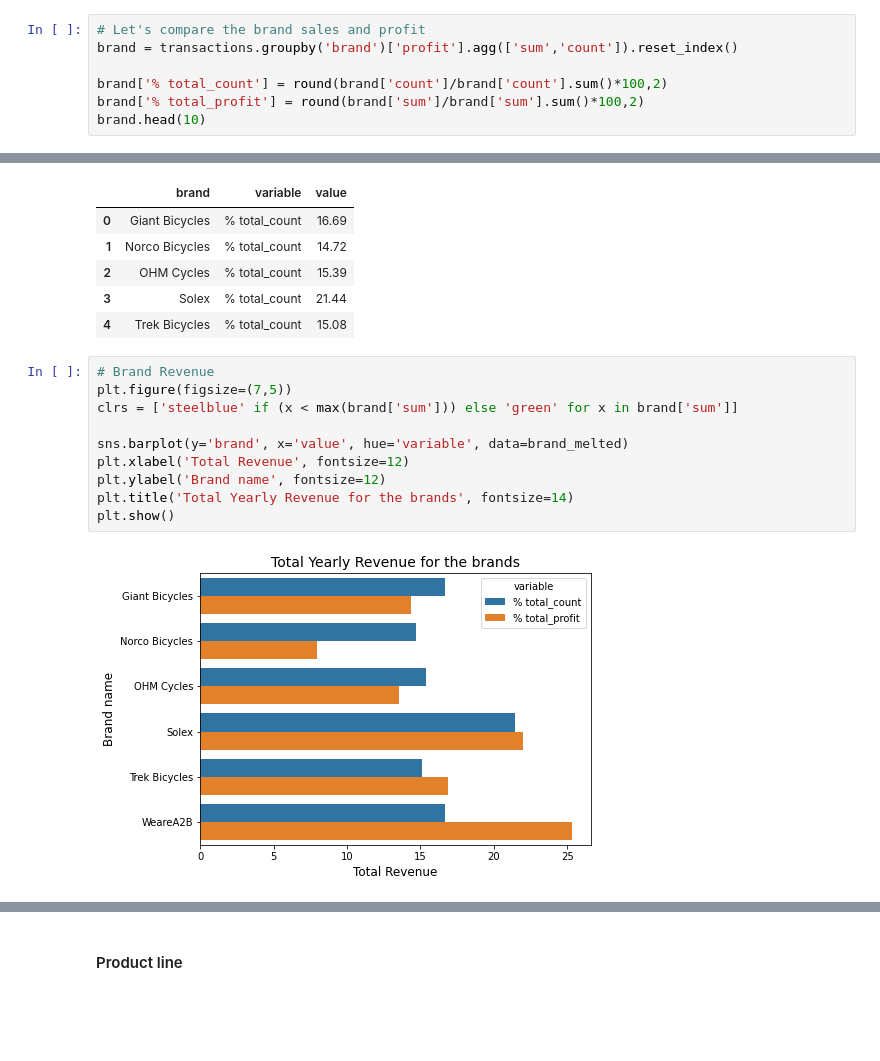
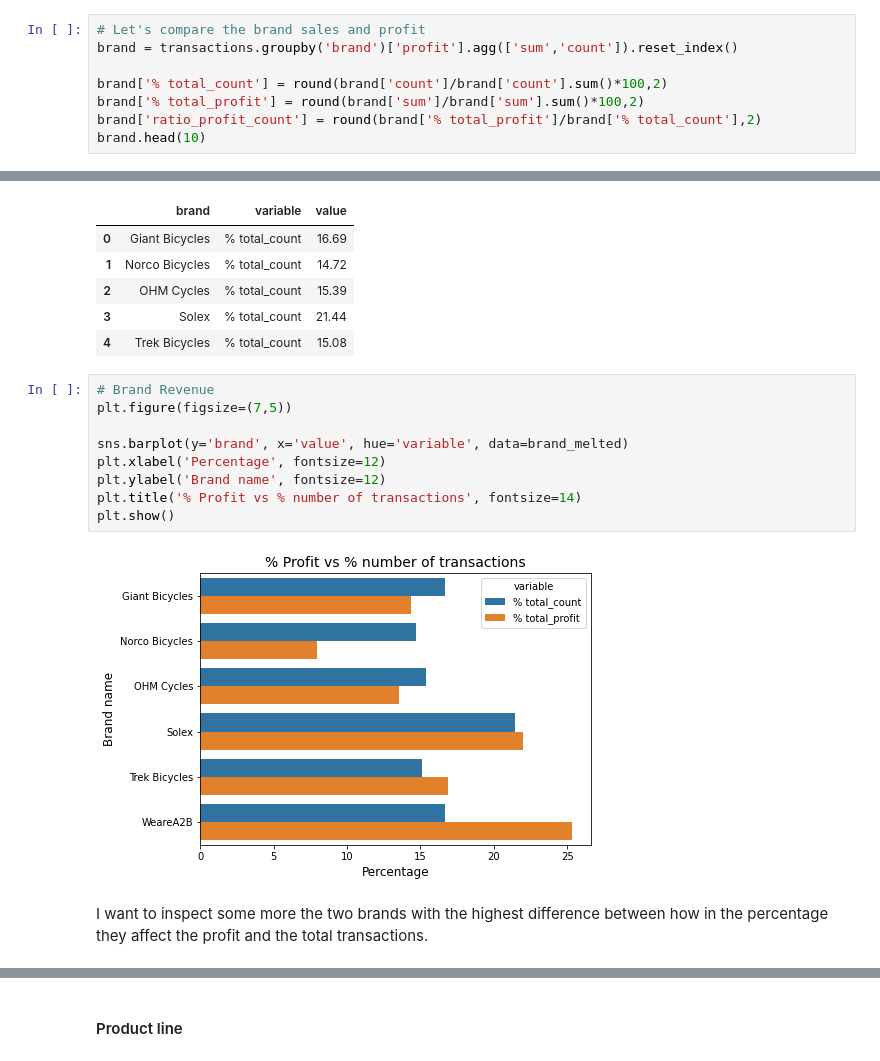
Before and after one commit to simo2712/VI_kpmg_data_analytics, a Jupyter notebook: Task_2/Task 2.2 - Data Insights.ipynb, the cells around one changed output, grey strips where cells are left out. Saved outputs shown, nothing was run; the diff lists cells and outputs as text; blank space fills up the shorter version.

```diff
--- a/Task_2/Task 2.2 - Data Insights.ipynb
+++ b/Task_2/Task 2.2 - Data Insights.ipynb
@@ -165,5 +165,6 @@ brand = transactions.groupby('brand')['profit'].agg(['sum','count']).reset_index
 
 brand['% total_count'] = round(brand['count']/brand['count'].sum()*100,2)
 brand['% total_profit'] = round(brand['sum']/brand['sum'].sum()*100,2)
+brand['ratio_profit_count'] = round(brand['% total_profit']/brand['% total_count'],2)
 brand.head(10)
 # %% [output]
@@ -187,12 +188,13 @@ brand_melted.head()
 # %%
 # Brand Revenue
 plt.figure(figsize=(7,5))
-clrs = ['steelblue' if (x < max(brand['sum'])) else 'green' for x in brand['sum']]
 
 sns.barplot(y='brand', x='value', hue='variable', data=brand_melted)
-plt.xlabel('Total Revenue', fontsize=12)
+plt.xlabel('Percentage', fontsize=12)
 plt.ylabel('Brand name', fontsize=12)
-plt.title('Total Yearly Revenue for the brands', fontsize=14)
+plt.title('% Profit vs % number of transactions', fontsize=14)
 plt.show()
 # %% [output]
-[figure, old version]
+[figure, new version]
+# %% [markdown]
+I want to inspect some more the two brands with the highest difference between how in the percentage they affect the profit and the total transactions.
```
Also changed, not shown: parts of 10 cells of this notebook.
